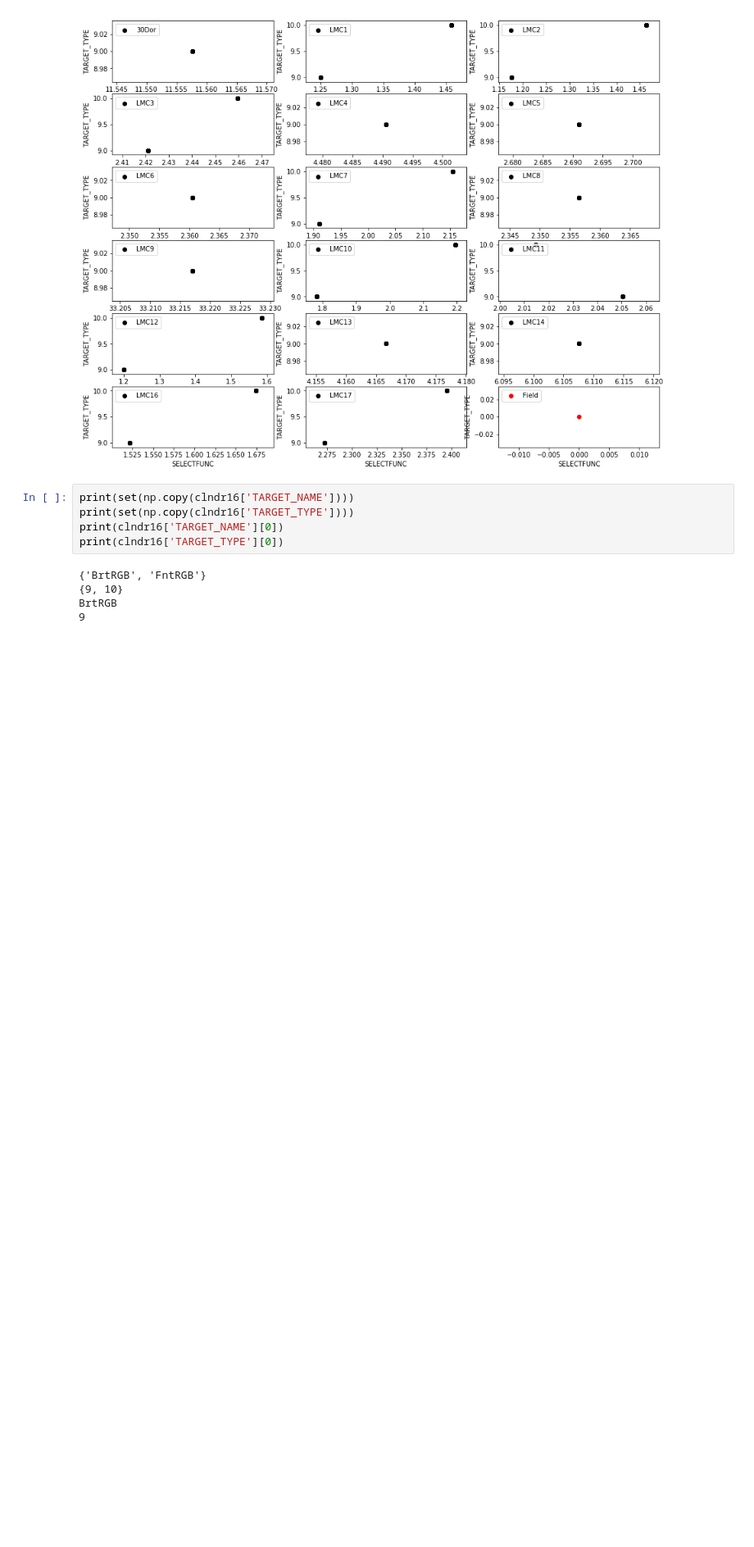
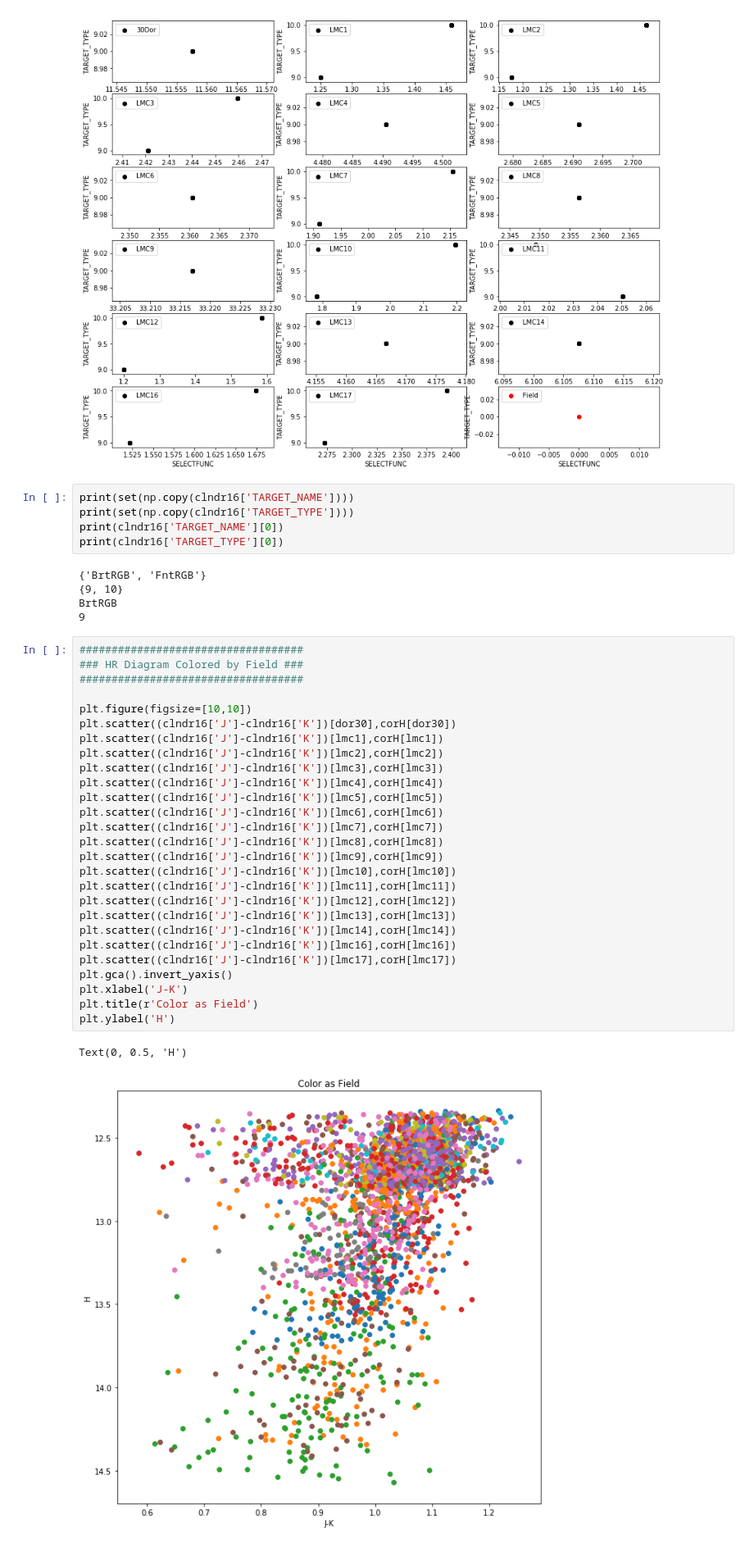
Before and after one commit to JoshuaPovick/Magellanic_Ages, a Jupyter notebook: LMC_Structure.ipynb, the cells around one changed output. Shown at 82% size. Drawn from its saved outputs; the diff is of its cells as text; blank space fills up the shorter version.

```diff
--- a/LMC_Structure.ipynb
+++ b/LMC_Structure.ipynb
@@ -508,3 +508,33 @@ print(clndr16['TARGET_TYPE'][0])
 {9, 10}
 BrtRGB
 9
+# %%
+###################################
+### HR Diagram Colored by Field ###
+###################################
+
+plt.figure(figsize=[10,10])
+plt.scatter((clndr16['J']-clndr16['K'])[dor30],corH[dor30])
+plt.scatter((clndr16['J']-clndr16['K'])[lmc1],corH[lmc1])
+plt.scatter((clndr16['J']-clndr16['K'])[lmc2],corH[lmc2])
+plt.scatter((clndr16['J']-clndr16['K'])[lmc3],corH[lmc3])
+plt.scatter((clndr16['J']-clndr16['K'])[lmc4],corH[lmc4])
+plt.scatter((clndr16['J']-clndr16['K'])[lmc5],corH[lmc5])
+plt.scatter((clndr16['J']-clndr16['K'])[lmc6],corH[lmc6])
+plt.scatter((clndr16['J']-clndr16['K'])[lmc7],corH[lmc7])
+plt.scatter((clndr16['J']-clndr16['K'])[lmc8],corH[lmc8])
+plt.scatter((clndr16['J']-clndr16['K'])[lmc9],corH[lmc9])
+plt.scatter((clndr16['J']-clndr16['K'])[lmc10],corH[lmc10])
+plt.scatter((clndr16['J']-clndr16['K'])[lmc11],corH[lmc11])
+plt.scatter((clndr16['J']-clndr16['K'])[lmc12],corH[lmc12])
+plt.scatter((clndr16['J']-clndr16['K'])[lmc13],corH[lmc13])
+plt.scatter((clndr16['J']-clndr16['K'])[lmc14],corH[lmc14])
+plt.scatter((clndr16['J']-clndr16['K'])[lmc16],corH[lmc16])
+plt.scatter((clndr16['J']-clndr16['K'])[lmc17],corH[lmc17])
+plt.gca().invert_yaxis()
+plt.xlabel('J-K')
+plt.title(r'Color as Field')
+plt.ylabel('H')
+# %% [output]
+Text(0, 0.5, 'H')
+[figure, added]
```
Also changed, not shown: parts of 11 cells of this notebook, 3 other files.
